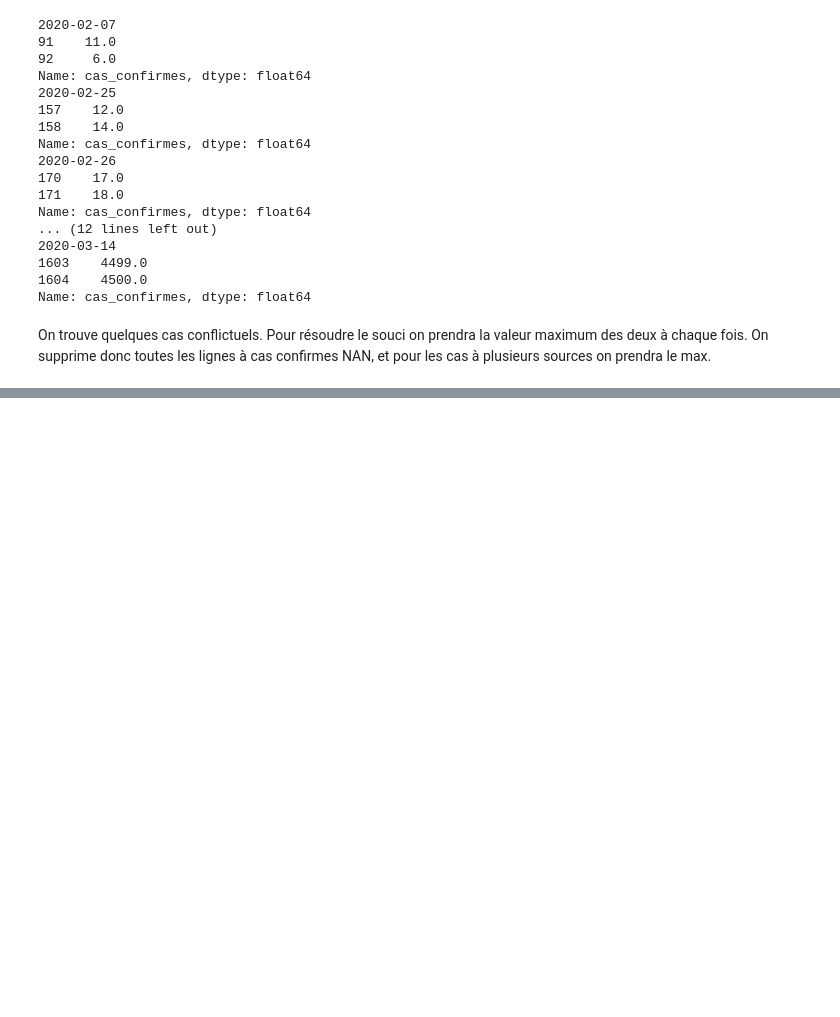
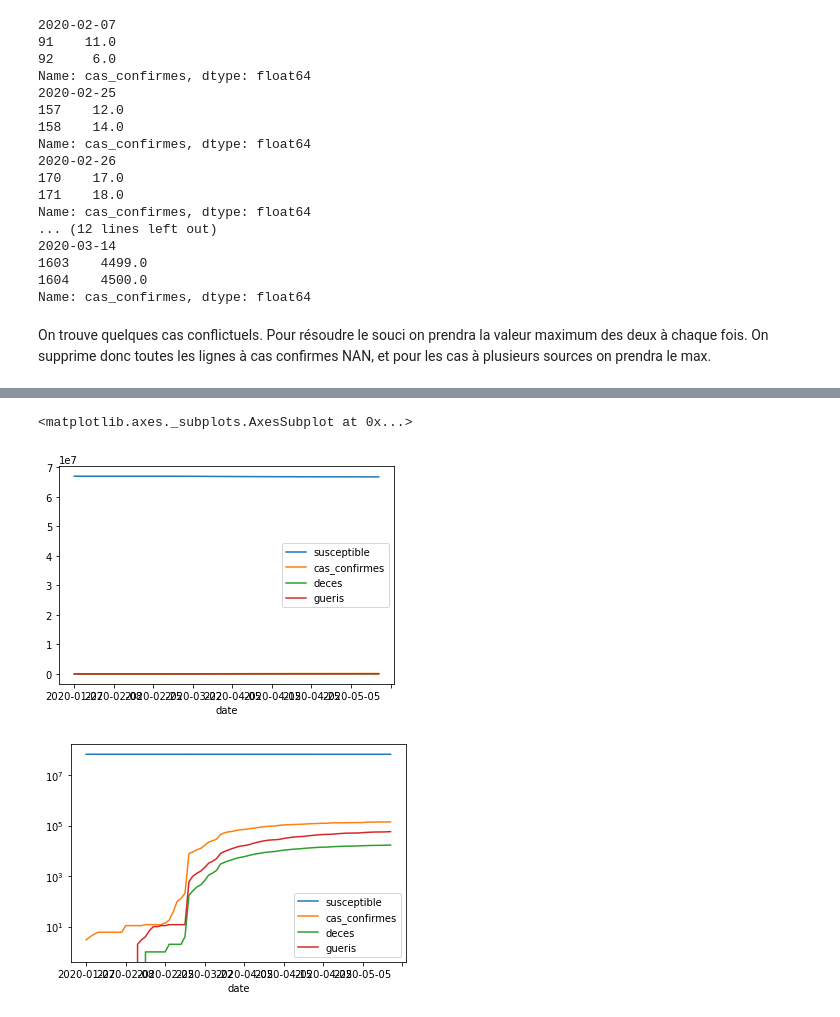
Before and after one commit to Pythalex/projet_science_des_donnees_ISD, a Jupyter notebook: exploration_chiffres_cles.ipynb, the cells around one changed output, grey strips where cells are left out. Drawn from its saved outputs; the diff is of its cells as text; code cells hidden in the pictures; blank space fills up the shorter version.

```diff
--- a/exploration_chiffres_cles.ipynb
+++ b/exploration_chiffres_cles.ipynb
@@ -106,0 +117,7 @@ s - set([float('nan')])
+# %%
+evolution_par_jour[["susceptible", "cas_confirmes", "deces", "gueris"]].plot()
+evolution_par_jour[["susceptible", "cas_confirmes", "deces", "gueris"]].plot(logy=True)
+# %% [output]
+<matplotlib.axes._subplots.AxesSubplot at 0x...>
+[figure, added]
+[figure, added]
```
Also changed, not shown: parts of 8 cells of this notebook, 1 other file.
